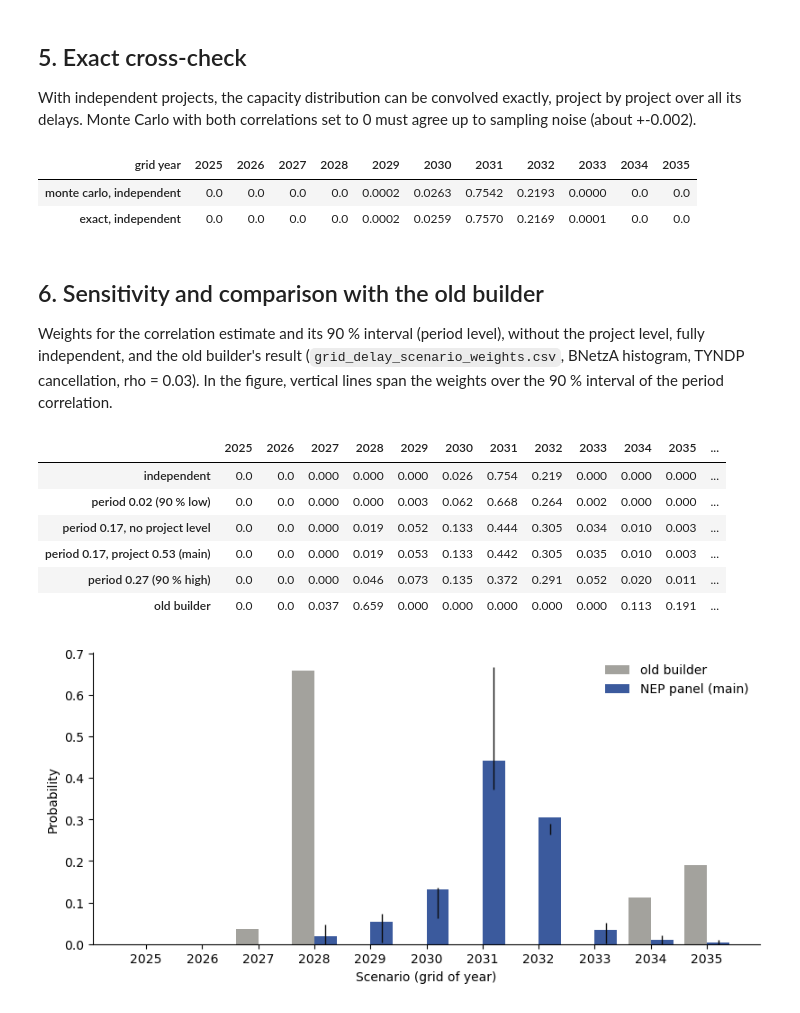
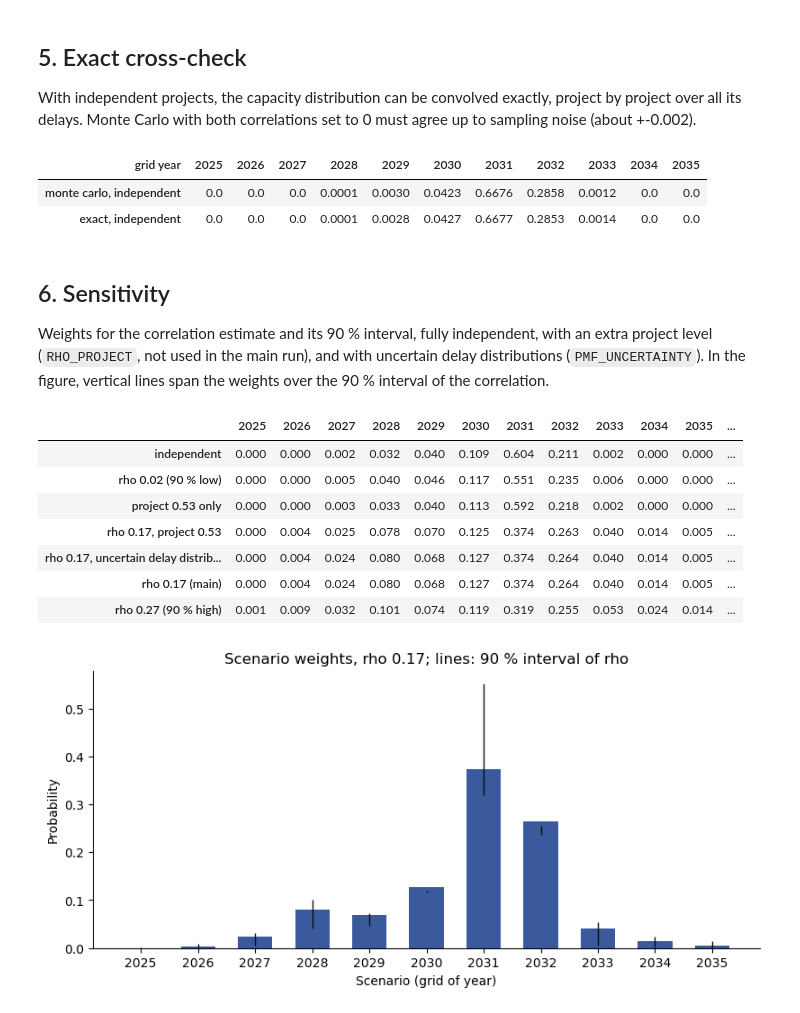
Before and after one commit to PyPSA/pypsa-de, a Jupyter notebook: notebooks/build_probabilities_from_nep_panel.ipynb, the cells around one changed output. Saved outputs shown, nothing was run; the diff lists cells and outputs as text; code cells hidden in the pictures.

Commit message:
update building of prababilites and add some sensitivity

```diff
--- a/notebooks/build_probabilities_from_nep_panel.ipynb
+++ b/notebooks/build_probabilities_from_nep_panel.ipynb
@@ -33,6 +33,7 @@ import numpy as np
 import pandas as pd
 import pypsa
 import yaml
+from pypsa.geo import haversine_pts
 from scipy.stats import norm
 
 BASE_YEAR = 2025
@@ -42,7 +43,7 @@ N_DRAWS = 100000
 SEED = 0
 # NEP panel inputs, written by nep_panel_delay_explorer.ipynb
 NEP_PANEL = Path.cwd().parent / "data" / "pypsa-de" / "grid_delay" / "nep_panel"
-PROJECT_CORRELATION = True  # measures of one NEP project share an extra common factor
+PMF_UNCERTAINTY = True  # per draw, one bootstrap estimate of the delay distributions, shared by all projects
 
 # merged over config/config.de.yaml for build_transmission_projects
 TP_CONFIG = """
@@ -74,6 +75,8 @@ transmission_projects:
 # run providing base network and shapes; only build_transmission_projects is rerun
 SOURCE_RUN = "20261027-NUTS2-365h-2025EXO-2030EXO-2035EXO-10-50-40-new-plots"
 SCENARIO = "KN2045_Bal_v5_abroad_capa_freeze"
+CLUSTERED = True  # capacity as in the clustered network of SOURCE_RUN; branches within one cluster count 0
+CLUSTERS = "adm"  # clustering of SOURCE_RUN, as in networks/base_s_{CLUSTERS}.nc
 
 rng = np.random.default_rng(SEED)
 # %% [markdown]
@@ -83,16 +88,18 @@ Probability per delay value from `delay_pmf.csv`; `inf` = not commissioned withi
 # %%
 pmf = pd.read_csv(NEP_PANEL / "delay_pmf.csv").groupby("status")
 PMF = {s: g.set_index("delay").probability for s, g in pmf}
+boot = pd.read_csv(NEP_PANEL / "delay_pmf_boot.csv")
+PMF_BOOT = {s: [r.set_index("delay").probability for _, r in g.groupby("rep")] for s, g in boot.groupby("status")}
+N_REP = boot.rep.nunique()
 CANCEL = pd.read_csv(NEP_PANEL / "cancel_rate.csv", index_col="status").p_cancel
 RHO = pd.read_csv(NEP_PANEL / "delay_correlation.csv", index_col="level")
-rho_p = RHO.rho["period"]
-rho_j = RHO.rho["project"] if PROJECT_CORRELATION else rho_p
+rho = RHO.rho["period"]
 
 thresholds = np.arange(0, 15)
 survival = pd.DataFrame({s: [p[p.index > t].sum() for t in thresholds] for s, p in PMF.items()}, index=thresholds)
 survival.index.name = "t [a]"
 print(f"cancellation: {CANCEL.round(3).to_dict()}")
-print(f"correlation: period {rho_p:.3f}, project {rho_j:.3f}")
+print(f"correlation: {rho:.3f}")
 survival.round(3).rename(columns=lambda s: f"P(D > t | {s})")
 # %% [output]
 cancellation: {'confirmed': 0.088, 'in_permitting': 0.048, 'under_construction': 0.0}
@@ -411,51 +462,53 @@ for i, s in enumerate(project_status):
 support = cap_base + np.arange(pmf_cap.size) * resolution
 exact = pd.Series(np.bincount(np.digitize(support, edges[1:-1]), weights=pmf_cap, minlength=len(SCENARIO_YEARS)),
                   index=scenario_cap.index)
-independent, _ = simulate(0.0, 0.0)
+independent, _ = simulate(0.0, uncertain=False)
 check = pd.concat({"monte carlo, independent": independent, "exact, independent": exact}, axis=1)
 assert (check.diff(axis=1).iloc[:, 1].abs() < 0.01).all(), "Monte Carlo and exact convolution disagree"
 check.round(4).T
 # %% [output]
 | grid year | 2025 | 2026 | 2027 | 2028 | 2029 | 2030 | 2031 | 2032 | 2033 | 2034 | 2035 |
-| monte carlo, independent | 0.0 | 0.0 | 0.0 | 0.0 | 0.0002 | 0.0263 | 0.7542 | 0.2193 | 0.0000 | 0.0 | 0.0 |
-| exact, independent | 0.0 | 0.0 | 0.0 | 0.0 | 0.0002 | 0.0259 | 0.7570 | 0.2169 | 0.0001 | 0.0 | 0.0 |
+| monte carlo, independent | 0.0 | 0.0 | 0.0 | 0.0001 | 0.0030 | 0.0423 | 0.6676 | 0.2858 | 0.0012 | 0.0 | 0.0 |
+| exact, independent | 0.0 | 0.0 | 0.0 | 0.0001 | 0.0028 | 0.0427 | 0.6677 | 0.2853 | 0.0014 | 0.0 | 0.0 |
 # %% [markdown]
-## 6. Sensitivity and comparison with the old builder
+## 6. Sensitivity
 
-Weights for the correlation estimate and its 90 % interval (period level), without the project level, fully
-independent, and the old builder's result (`grid_delay_scenario_weights.csv`, BNetzA histogram, TYNDP cancellation,
-rho = 0.03). In the figure, vertical lines span the weights over the 90 % interval of the period correlation.
+Weights for the correlation estimate and its 90 % interval, fully independent, with an extra project level
+(`RHO_PROJECT`, not used in the main run), and with uncertain delay distributions (`PMF_UNCERTAINTY`).
+In the figure, vertical lines span the weights over the 90 % interval of the correlation.
 # %%
+RHO_PROJECT = 0.53  # same NEP project, nep_panel_delay_explorer.ipynb Table 7; not exported
 runs = {
-    "independent": (0.0, 0.0),
-    f"period {RHO.lo['period']:.2f} (90 % low)": (RHO.lo["period"], max(RHO.lo["period"], rho_j)),
-    f"period {rho_p:.2f}, no project level": (rho_p, rho_p),
-    f"period {rho_p:.2f}, project {rho_j:.2f} (main)": (rho_p, rho_j),
-    f"period {RHO.hi['period']:.2f} (90 % high)": (RHO.hi["period"], max(RHO.hi["period"], rho_j)),
+    "independent": dict(rho=0.0),
+    f"rho {RHO.lo['period']:.2f} (90 % low)": dict(rho=RHO.lo["period"]),
+    f"project {RHO_PROJECT:.2f} only": dict(rho=0.0, rho_project=RHO_PROJECT),
+    f"rho {rho:.2f}, project {RHO_PROJECT:.2f}": dict(rho=rho, rho_project=RHO_PROJECT),
+    f"rho {rho:.2f}, uncertain delay distribution": dict(rho=rho, uncertain=True),
+    f"rho {rho:.2f} (main)": dict(rho=rho),
+    f"rho {RHO.hi['period']:.2f} (90 % high)": dict(rho=RHO.hi["period"]),
 }
-sens = pd.DataFrame({name: simulate(*r)[0] for name, r in runs.items()})
-sens["old builder"] = pd.read_csv("grid_delay_scenario_weights.csv", index_col=0).probability
+sens = pd.DataFrame({name: simulate(**r)[0] for name, r in runs.items()})
 mean_slip = (sens.mul(HORIZON - sens.index, axis=0)).sum().rename("expected programme slip [a]")
 pd.concat([sens.T.round(3), mean_slip.round(2)], axis=1)
 # %% [output]
 |  | 2025 | 2026 | 2027 | 2028 | 2029 | 2030 | 2031 | 2032 | 2033 | 2034 | 2035 | ... |
-| independent | 0.0 | 0.0 | 0.000 | 0.000 | 0.000 | 0.026 | 0.754 | 0.219 | 0.000 | 0.000 | 0.000 | ... |
-| period 0.02 (90 % low) | 0.0 | 0.0 | 0.000 | 0.000 | 0.003 | 0.062 | 0.668 | 0.264 | 0.002 | 0.000 | 0.000 | ... |
-| period 0.17, no project level | 0.0 | 0.0 | 0.000 | 0.019 | 0.052 | 0.133 | 0.444 | 0.305 | 0.034 | 0.010 | 0.003 | ... |
-| period 0.17, project 0.53 (main) | 0.0 | 0.0 | 0.000 | 0.019 | 0.053 | 0.133 | 0.442 | 0.305 | 0.035 | 0.010 | 0.003 | ... |
-| period 0.27 (90 % high) | 0.0 | 0.0 | 0.000 | 0.046 | 0.073 | 0.135 | 0.372 | 0.291 | 0.052 | 0.020 | 0.011 | ... |
-| old builder | 0.0 | 0.0 | 0.037 | 0.659 | 0.000 | 0.000 | 0.000 | 0.000 | 0.000 | 0.113 | 0.191 | ... |
+| independent | 0.000 | 0.000 | 0.002 | 0.032 | 0.040 | 0.109 | 0.604 | 0.211 | 0.002 | 0.000 | 0.000 | ... |
+| rho 0.02 (90 % low) | 0.000 | 0.000 | 0.005 | 0.040 | 0.046 | 0.117 | 0.551 | 0.235 | 0.006 | 0.000 | 0.000 | ... |
+| project 0.53 only | 0.000 | 0.000 | 0.003 | 0.033 | 0.040 | 0.113 | 0.592 | 0.218 | 0.002 | 0.000 | 0.000 | ... |
+| rho 0.17, project 0.53 | 0.000 | 0.004 | 0.025 | 0.078 | 0.070 | 0.125 | 0.374 | 0.263 | 0.040 | 0.014 | 0.005 | ... |
+| rho 0.17, uncertain delay distrib... | 0.000 | 0.004 | 0.024 | 0.080 | 0.068 | 0.127 | 0.374 | 0.264 | 0.040 | 0.014 | 0.005 | ... |
+| rho 0.17 (main) | 0.000 | 0.004 | 0.024 | 0.080 | 0.068 | 0.127 | 0.374 | 0.264 | 0.040 | 0.014 | 0.005 | ... |
+| rho 0.27 (90 % high) | 0.001 | 0.009 | 0.032 | 0.101 | 0.074 | 0.119 | 0.319 | 0.255 | 0.053 | 0.024 | 0.014 | ... |
 # %%
 fig, ax = plt.subplots(figsize=(8, 3.8), layout="constrained")
 x = np.arange(len(SCENARIO_YEARS))
-main = f"period {rho_p:.2f}, project {rho_j:.2f} (main)"
-ax.bar(x - 0.2, sens["old builder"], width=0.4, color="#a3a29d", label="old builder")
-ax.bar(x + 0.2, sens[main], width=0.4, color="#3b5a9d", label="NEP panel (main)")
+main = f"rho {rho:.2f} (main)"
+ax.bar(x, sens[main], width=0.6, color="#3b5a9d")
 lo_name, hi_name = list(runs)[1], list(runs)[-1]
-ax.vlines(x + 0.2, sens[[lo_name, hi_name]].min(axis=1), sens[[lo_name, hi_name]].max(axis=1), color="#0b0b0b", lw=1)
-ax.set(xticks=x, xticklabels=SCENARIO_YEARS, xlabel="Scenario (grid of year)", ylabel="Probability")
-ax.legend(frameon=False)
+ax.vlines(x, sens[[lo_name, hi_name]].min(axis=1), sens[[lo_name, hi_name]].max(axis=1), color="#0b0b0b", lw=1)
+ax.set(xticks=x, xticklabels=SCENARIO_YEARS, xlabel="Scenario (grid of year)", ylabel="Probability",
+       title=f"Scenario weights, rho {rho:.2f}; lines: 90 % interval of rho")
 ax.spines[["top", "right"]].set_visible(False)
 plt.show()
 # %% [output]
-[figure, old version]
+[figure, new version]
```
Also changed, not shown: parts of 14 cells of this notebook, 8 other files.
